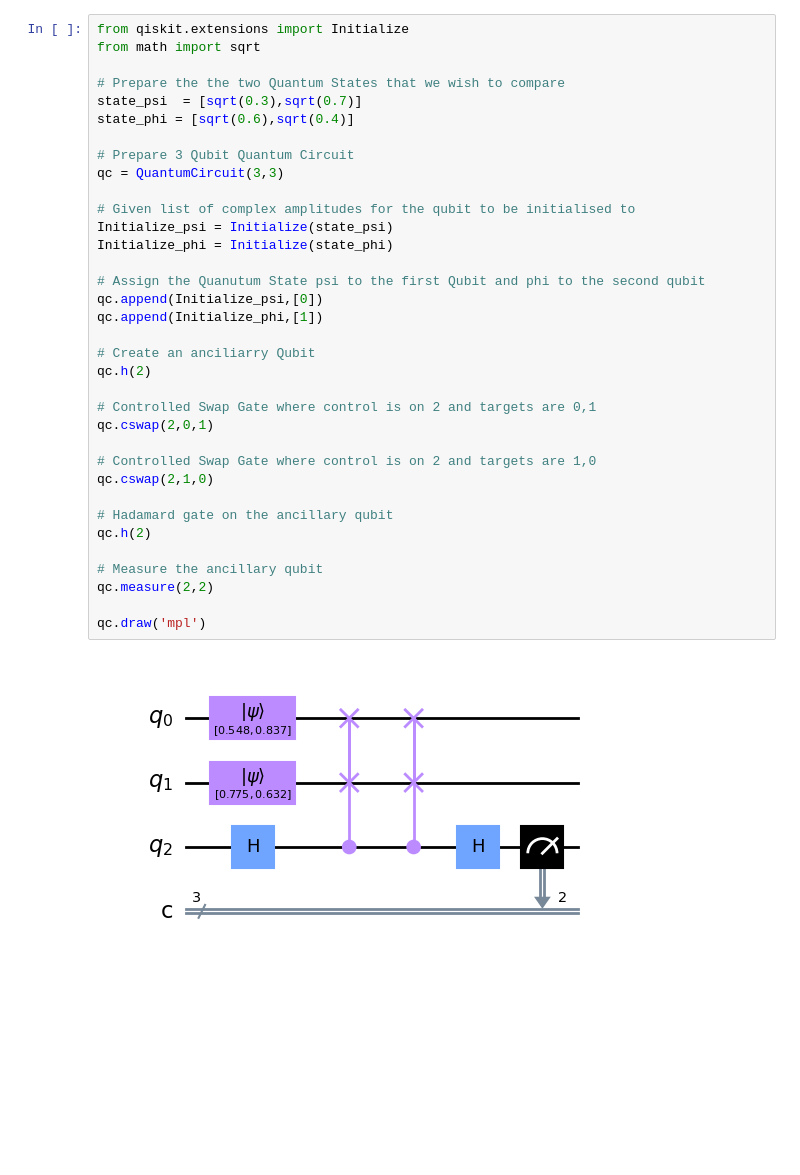
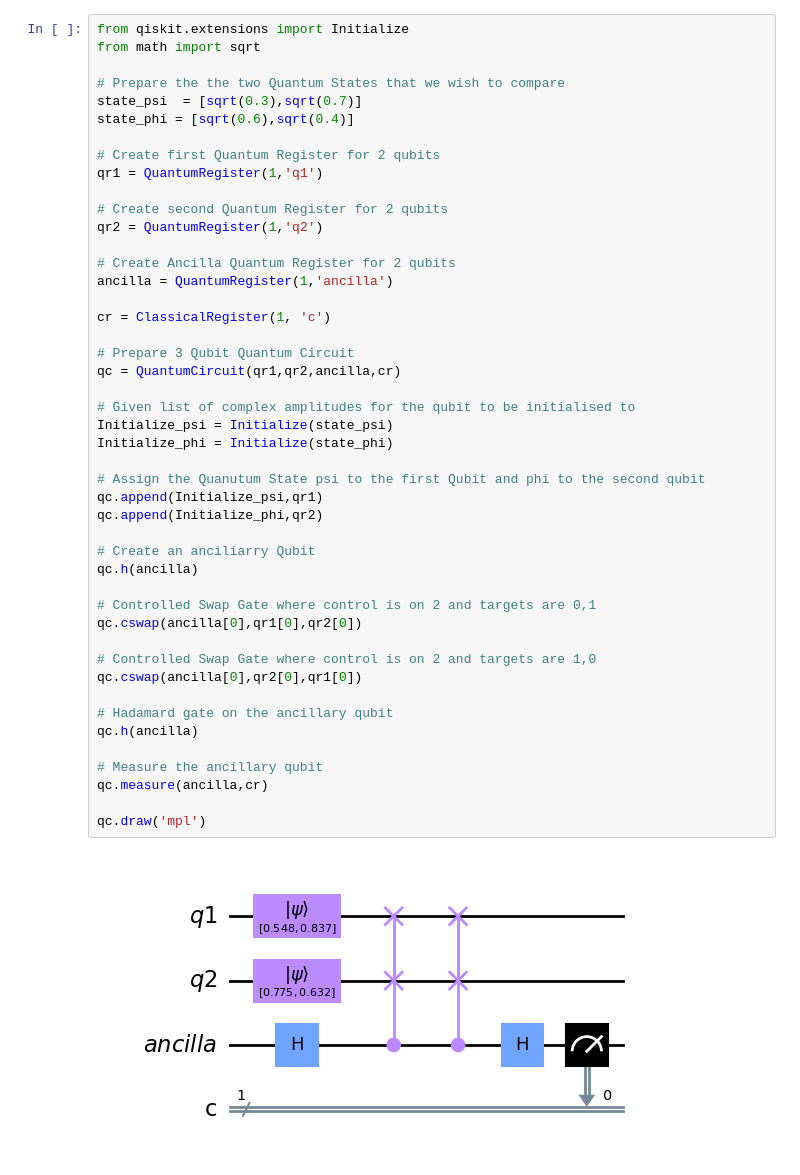
Before and after one commit to Ameya28Bhave/QOSF, a Jupyter notebook: Task_4.ipynb, the cells around one changed output. Cells and saved outputs as stored; diff of their text form; blank space fills up the shorter version.

```diff
--- a/Task_4.ipynb
+++ b/Task_4.ipynb
@@ -4,40 +6,51 @@ from qiskit.visualization import plot_histogram
 # %%
 from qiskit.extensions import Initialize
 from math import sqrt
 
 # Prepare the the two Quantum States that we wish to compare
 state_psi  = [sqrt(0.3),sqrt(0.7)]
 state_phi = [sqrt(0.6),sqrt(0.4)]
 
+# Create first Quantum Register for 2 qubits
+qr1 = QuantumRegister(1,'q1')
+
+# Create second Quantum Register for 2 qubits
+qr2 = QuantumRegister(1,'q2')
+
+# Create Ancilla Quantum Register for 2 qubits
+ancilla = QuantumRegister(1,'ancilla')
+
+cr = ClassicalRegister(1, 'c')
+
 # Prepare 3 Qubit Quantum Circuit
-qc = QuantumCircuit(3,3)
+qc = QuantumCircuit(qr1,qr2,ancilla,cr)
 
 # Given list of complex amplitudes for the qubit to be initialised to
 Initialize_psi = Initialize(state_psi)
 Initialize_phi = Initialize(state_phi)
 
 # Assign the Quanutum State psi to the first Qubit and phi to the second qubit
-qc.append(Initialize_psi,[0])
-qc.append(Initialize_phi,[1])
+qc.append(Initialize_psi,qr1)
+qc.append(Initialize_phi,qr2)
 
 # Create an anciliarry Qubit
-qc.h(2)
+qc.h(ancilla)
 
 # Controlled Swap Gate where control is on 2 and targets are 0,1
-qc.cswap(2,0,1)
+qc.cswap(ancilla[0],qr1[0],qr2[0])
 
 # Controlled Swap Gate where control is on 2 and targets are 1,0
-qc.cswap(2,1,0)
+qc.cswap(ancilla[0],qr2[0],qr1[0])
 
 # Hadamard gate on the ancillary qubit
-qc.h(2)
+qc.h(ancilla)
 
 # Measure the ancillary qubit
-qc.measure(2,2)
+qc.measure(ancilla,cr)
 
 qc.draw('mpl')
 # %% [output]
-[figure, old version]
+[figure, new version]
 # %%
 from qiskit_aer.noise import (NoiseModel, depolarizing_error)
 from qiskit import Aer
```
Also changed, not shown: parts of 14 cells of this notebook.
